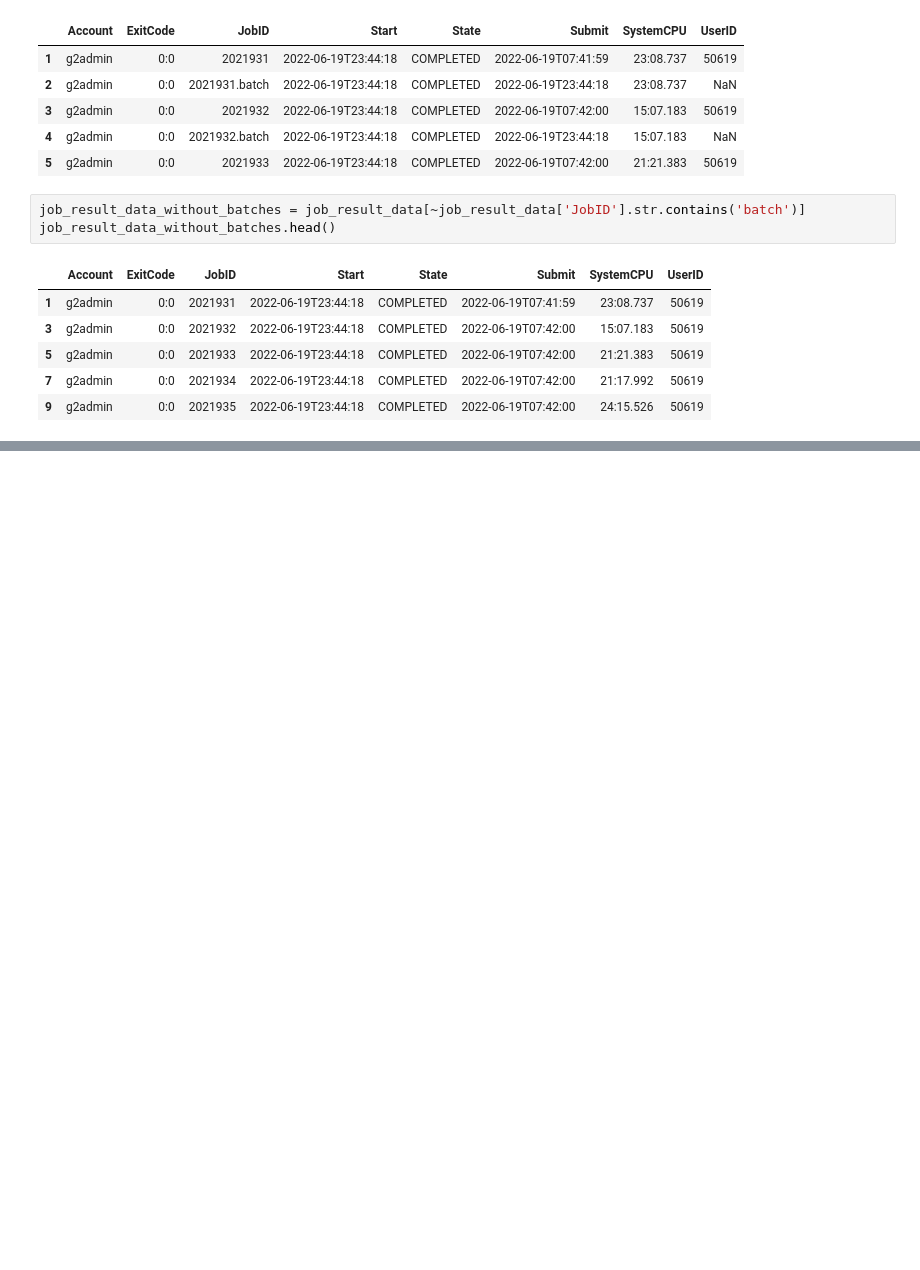
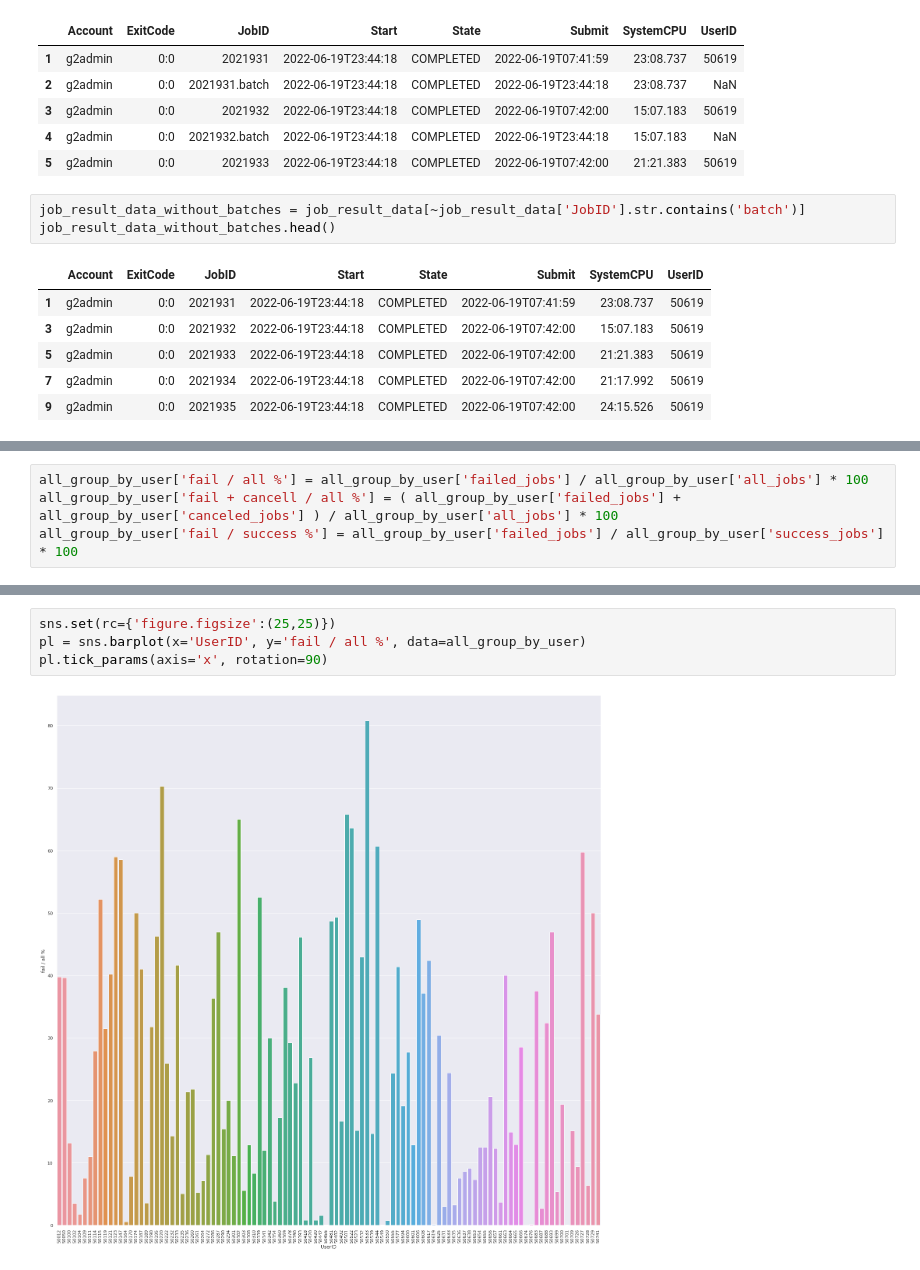
Before and after one commit to MagisterDegree/AnalysisSlurmClusterOperation, a Jupyter notebook: code/work.ipynb, the cells around one changed output, grey strips where cells are left out. Drawn from its saved outputs; the diff is of its cells as text; blank space fills up the shorter version.

```diff
--- a/code/work.ipynb
+++ b/code/work.ipynb
@@ -77,0 +117,4 @@ print(uniques_state)
+# %%
+all_group_by_user['fail / all %'] = all_group_by_user['failed_jobs'] / all_group_by_user['all_jobs'] * 100
+all_group_by_user['fail + cancell / all %'] = ( all_group_by_user['failed_jobs'] + all_group_by_user['canceled_jobs'] ) / all_group_by_user['all_jobs'] * 100
+all_group_by_user['fail / success %'] = all_group_by_user['failed_jobs'] / all_group_by_user['success_jobs'] * 100
@@ -77,0 +141,6 @@ print(uniques_state)
+# %%
+sns.set(rc={'figure.figsize':(25,25)})
+pl = sns.barplot(x='UserID', y='fail / all %', data=all_group_by_user)
+pl.tick_params(axis='x', rotation=90)
+# %% [output]
+[figure, added]
```
Also changed, not shown: parts of 11 cells of this notebook.
